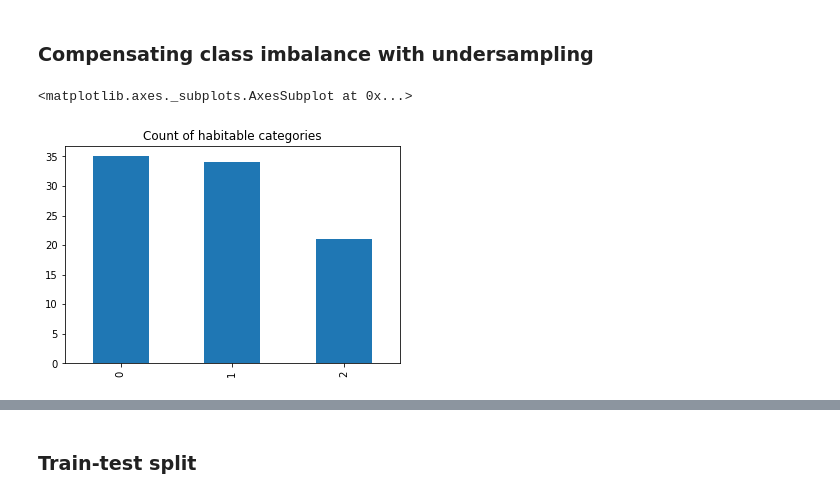
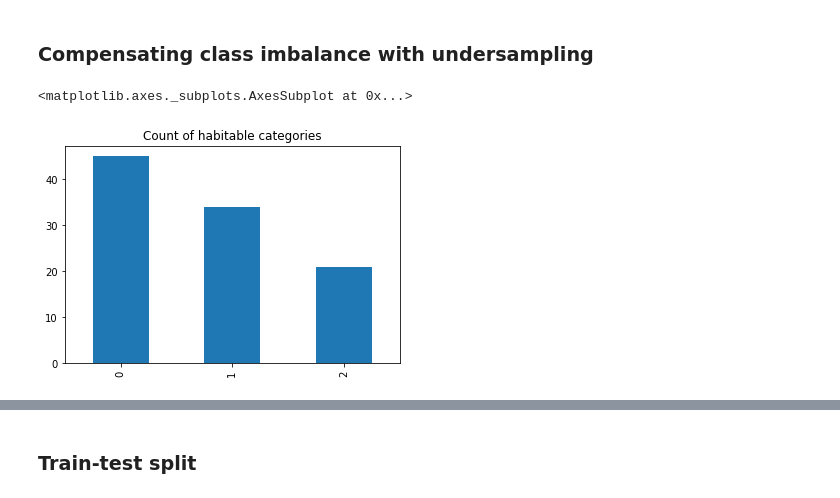
Before and after one commit to carolinacamassa/exoplanet-model-app, a Jupyter notebook: app/model/model.ipynb, the cells around one changed output, grey strips where cells are left out. Saved outputs shown, nothing was run; the diff lists cells and outputs as text; code cells hidden in the pictures.

```diff
--- a/app/model/model.ipynb
+++ b/app/model/model.ipynb
@@ -227,12 +229,12 @@ y = pl['P_HABITABLE']
 # %%
 from imblearn.under_sampling import ClusterCentroids
 
-cc = ClusterCentroids(sampling_strategy = {2: 21, 1: 34, 0: 35}, random_state = 42)
+cc = ClusterCentroids(sampling_strategy = {2: 21, 1: 34, 0: 45}, random_state = 42)
 X_cc, y_cc = cc.fit_sample(X, y)
 
 
 X_cc['P_HABITABLE'] = y_cc
 X_cc['P_HABITABLE'].value_counts().plot(kind = 'bar', title = 'Count of habitable categories')
 # %% [output]
 <matplotlib.axes._subplots.AxesSubplot at 0x...>
-[figure, old version]
+[figure, new version]
```
Also changed, not shown: parts of 6 cells of this notebook, 4 other files.
